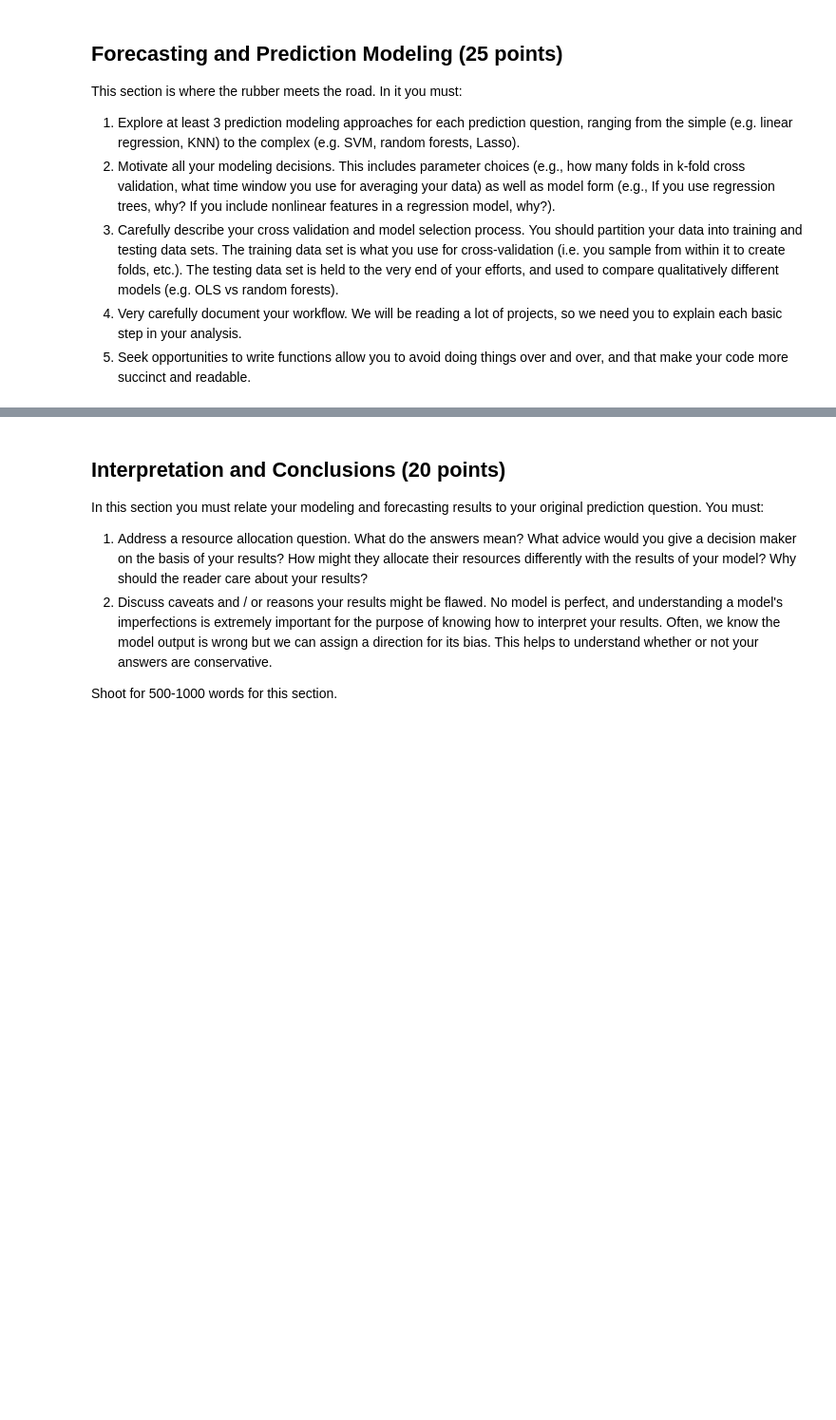
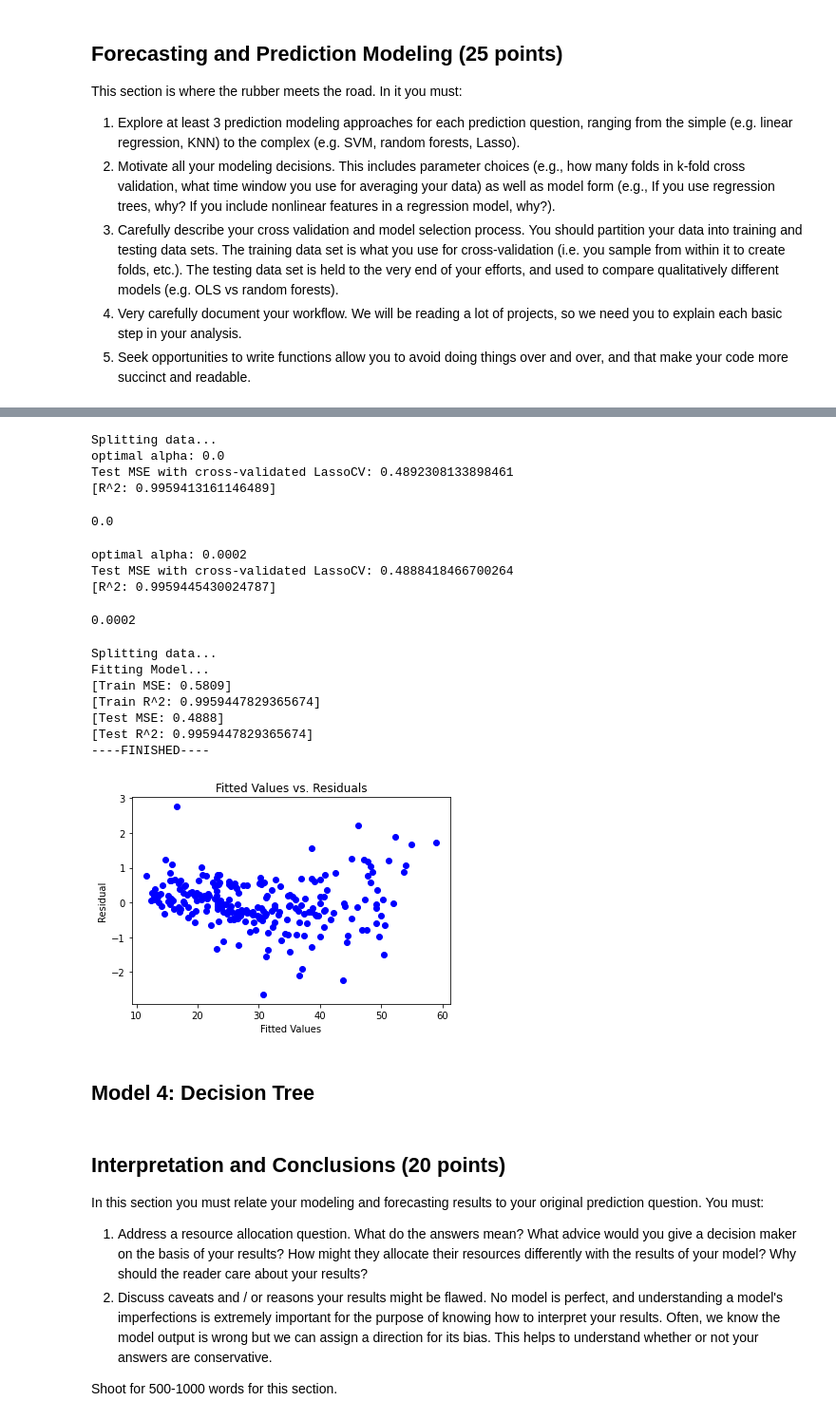
Before and after one commit to vincent-lao/carbon-footprint, a Jupyter notebook: code/model/household-carbon-footprint-models.ipynb, the cells around one changed output, grey strips where cells are left out. Shown at 95% size. Drawn from its saved outputs; the diff is of its cells as text; code cells hidden in the pictures; blank space fills up the shorter version.

```diff
--- a/code/model/household-carbon-footprint-models.ipynb
+++ b/code/model/household-carbon-footprint-models.ipynb
@@ -60,0 +95,35 @@ MSE:  0.6115182447836953
+# %%
+X_train, X_val, y_val, y_val = gmp.preprocess_data(df, 'result_grand_total',)
+
+alphas = [0, 0.001, 0.01, 0.1, 1, 10, 100, 1000]
+gmp.linreg_kfold_cv(LassoCV, X_train, X_val, y_train, y_val, alphas)
+# %% [output]
+Splitting data...
+optimal alpha: 0.0
+Test MSE with cross-validated LassoCV: 0.4892308133898461
+[R^2: 0.9959413161146489]
+0.0
+# %%
+new_alphas_lasso = np.arange(0,0.01,0.0001)
+gmp.linreg_kfold_cv(LassoCV, X_train, X_val, y_train, y_val, new_alphas_lasso)
+# %% [output]
+optimal alpha: 0.0002
+Test MSE with cross-validated LassoCV: 0.4888418466700264
+[R^2: 0.9959445430024787]
+0.0002
+# %%
+X_train, X_val, y_train, y_val = gmp.preprocess_data(df, 'result_grand_total', standardize = True)
+
+lasso_model = Lasso(alpha=0.0002)
+lasso_model = gmp.run_model(X_train, X_val, y_train, y_val, lasso_model, diagnostics=True)
+# %% [output]
+Splitting data...
+Fitting Model...
+[Train MSE: 0.5809]
+[Train R^2: 0.9959447829365674]
+[Test MSE: 0.4888]
+[Test R^2: 0.9959447829365674]
+----FINISHED----
+[figure, added]
+# %% [markdown]
+## Model 4: Decision Tree
```
Also changed, not shown: parts of 13 cells of this notebook.
